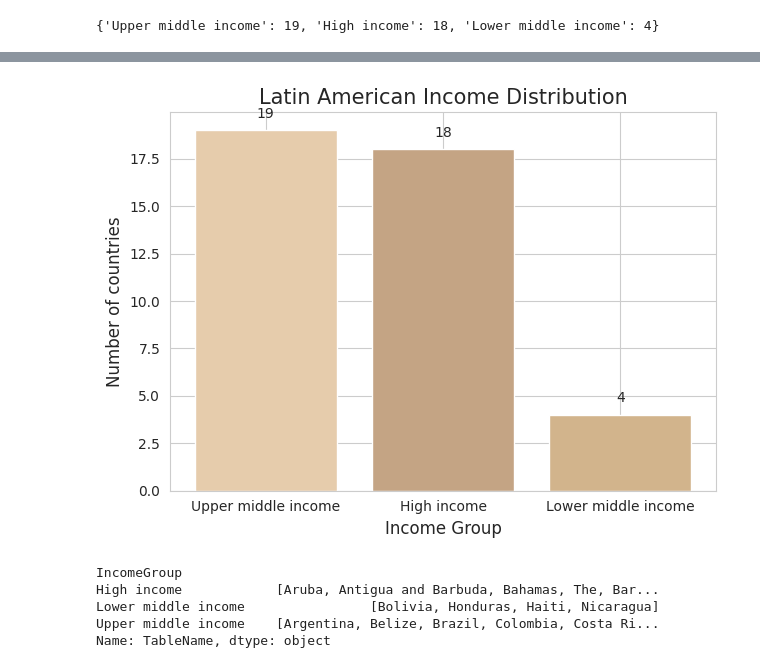
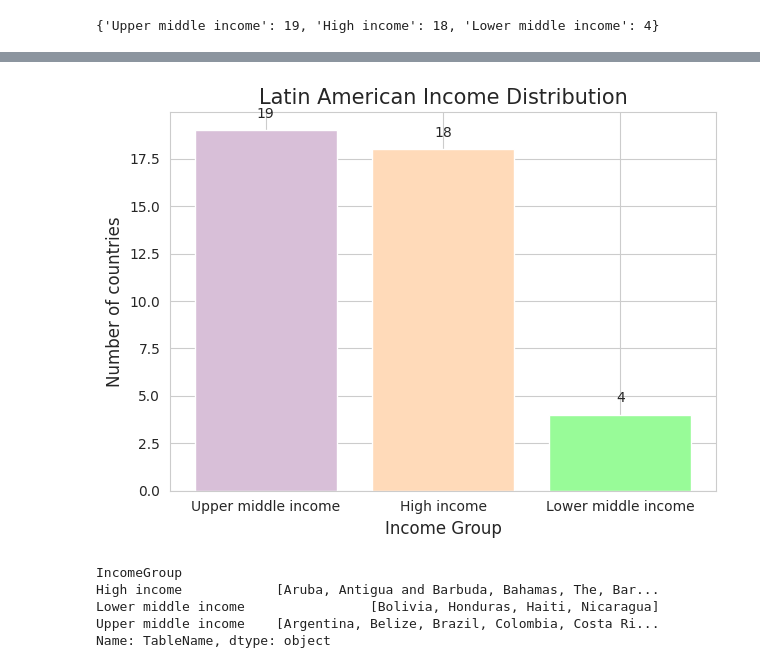
Before and after one commit to andreasoledadguerra/Economic_Inequality_LatinAmerica, a Jupyter notebook: inequality_LA.ipynb, the cells around one changed output, grey strips where cells are left out. Saved outputs shown, nothing was run; the diff lists cells and outputs as text; code cells hidden in the pictures.

Commit message:
style : formatting new colors for the Latin American Incime Distribution's bar plot

```diff
--- a/inequality_LA.ipynb
+++ b/inequality_LA.ipynb
@@ -99,20 +109,20 @@ country_counts = list(latinamerican_income_distribution.values())
 # %%
-nude_colors = ['#E6CCAC', '#C4A484', '#D2B48C']
-bars = plt.bar(income_categories, country_counts, color=nude_colors)
+colors = ['#D8BFD8', '#FFDAB9', '#98FB98']
+bars = plt.bar(income_categories, country_counts, color= colors)
 
 for bar in bars:
     height = bar.get_height()
     plt.text(bar.get_x() + bar.get_width()/2., height + 0.5,
              f'{height}', ha='center', va='bottom')
     plt.title('Latin American Income Distribution', fontsize=15)
 
 plt.xlabel('Income Group', fontsize=12)
 plt.ylabel('Number of countries', fontsize=12)
 
 plt.tight_layout()
 plt.show()
 # %% [output]
-[figure, old version]
+[figure, new version]
 # %%
 latinamerican_countries_by_income['TableName'].apply(list)
 # %% [output]
```
Also changed, not shown: parts of 4 cells of this notebook.
